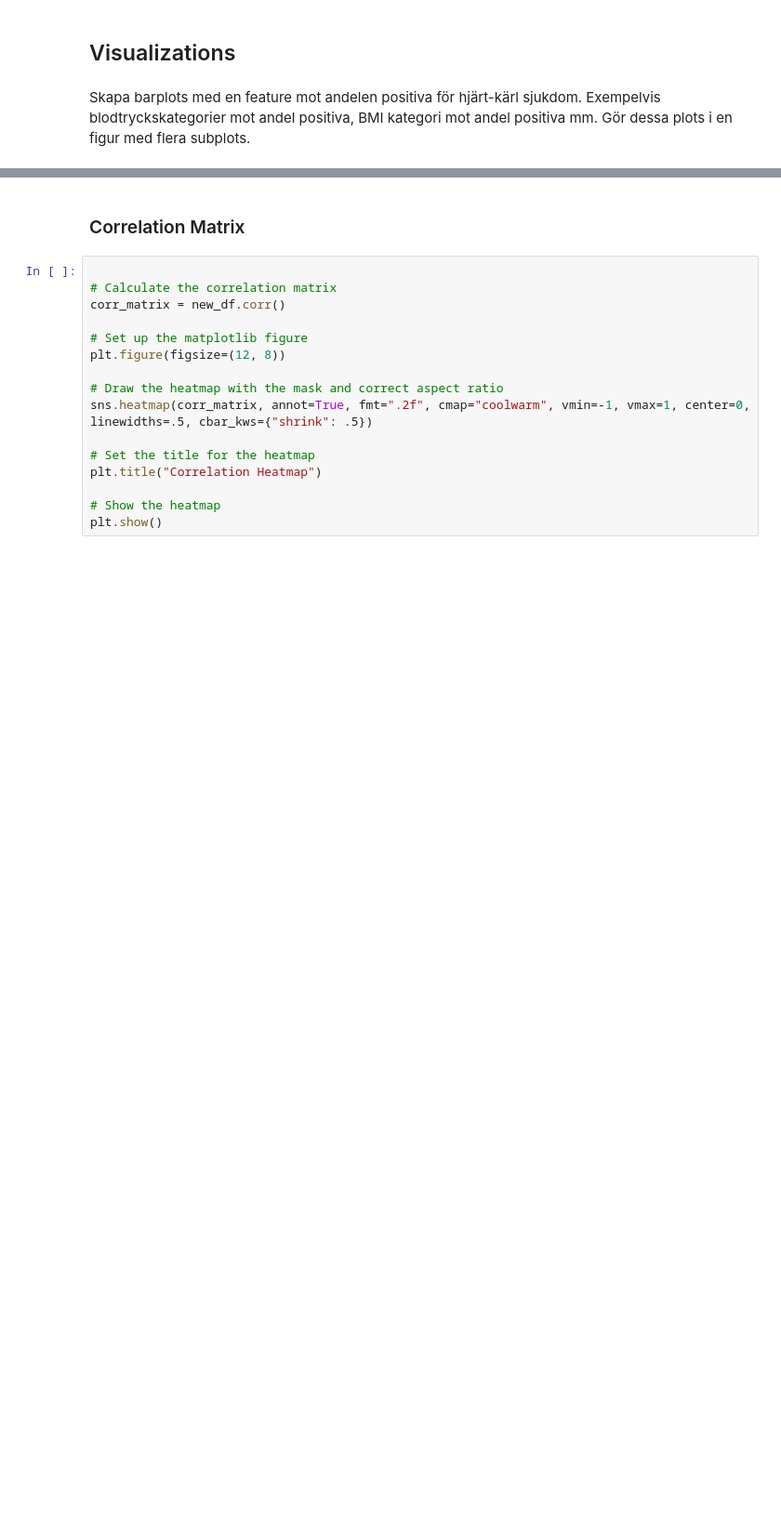
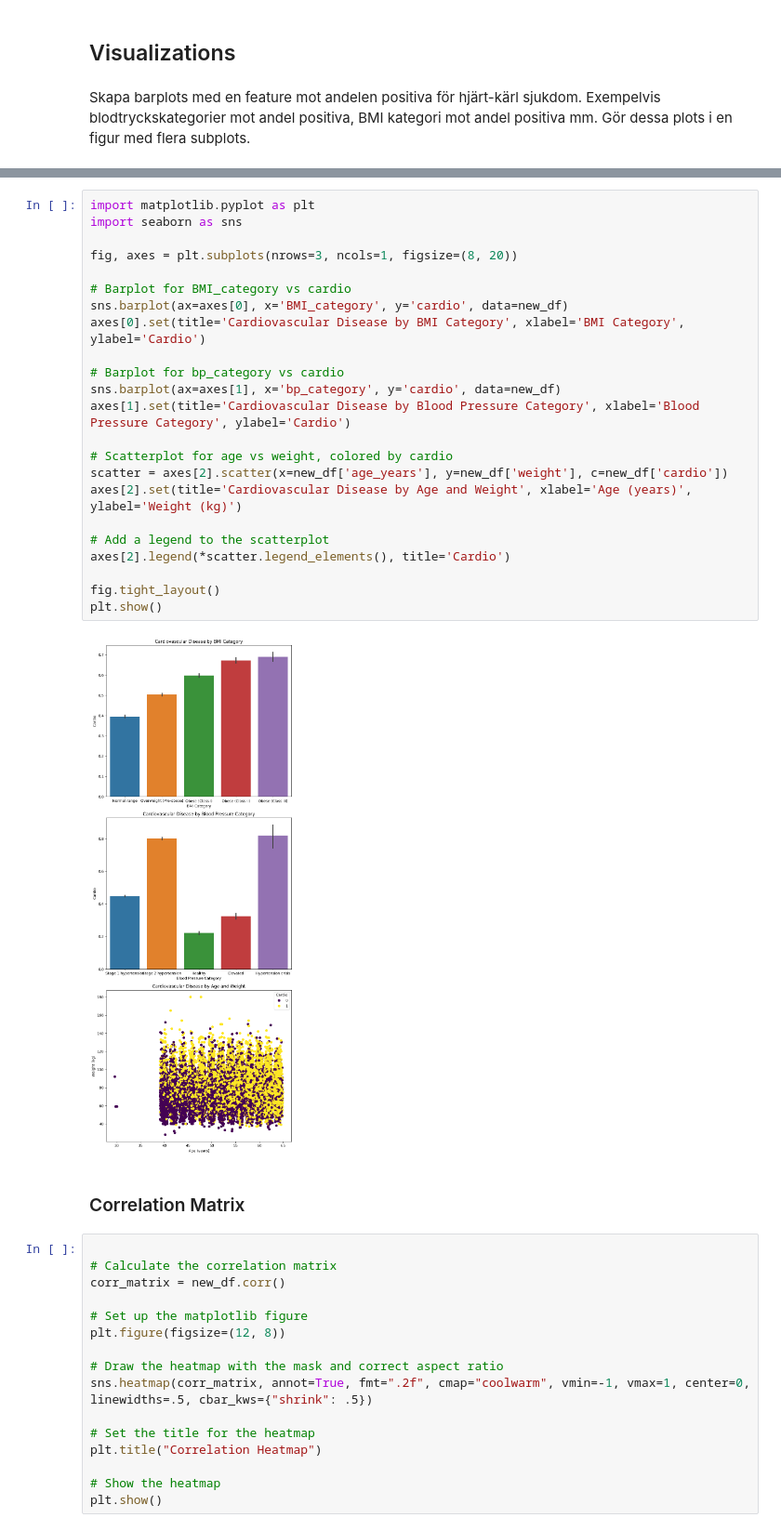
Before and after one commit to smlatic/Machine-Learning-ITHS, a Jupyter notebook: LAB/Disease_detection/disease_detection.ipynb, the cells around one changed output, grey strips where cells are left out. Shown at 93% size. Drawn from its saved outputs; the diff is of its cells as text; blank space fills up the shorter version.

```diff
--- a/LAB/Disease_detection/disease_detection.ipynb
+++ b/LAB/Disease_detection/disease_detection.ipynb
@@ -431,3 +443,28 @@ plt.show()
+# %%
+import matplotlib.pyplot as plt
+import seaborn as sns
+
+fig, axes = plt.subplots(nrows=3, ncols=1, figsize=(8, 20))
+
+# Barplot for BMI_category vs cardio
+sns.barplot(ax=axes[0], x='BMI_category', y='cardio', data=new_df)
+axes[0].set(title='Cardiovascular Disease by BMI Category', xlabel='BMI Category', ylabel='Cardio')
+
+# Barplot for bp_category vs cardio
+sns.barplot(ax=axes[1], x='bp_category', y='cardio', data=new_df)
+axes[1].set(title='Cardiovascular Disease by Blood Pressure Category', xlabel='Blood Pressure Category', ylabel='Cardio')
+
+# Scatterplot for age vs weight, colored by cardio
+scatter = axes[2].scatter(x=new_df['age_years'], y=new_df['weight'], c=new_df['cardio'])
+axes[2].set(title='Cardiovascular Disease by Age and Weight', xlabel='Age (years)', ylabel='Weight (kg)')
+
+# Add a legend to the scatterplot
+axes[2].legend(*scatter.legend_elements(), title='Cardio')
+
+fig.tight_layout()
+plt.show()
+# %% [output]
+[figure, added]
 # %% [markdown]
 ### Correlation Matrix
 # %%
```
Also changed, not shown: parts of 15 cells of this notebook.
